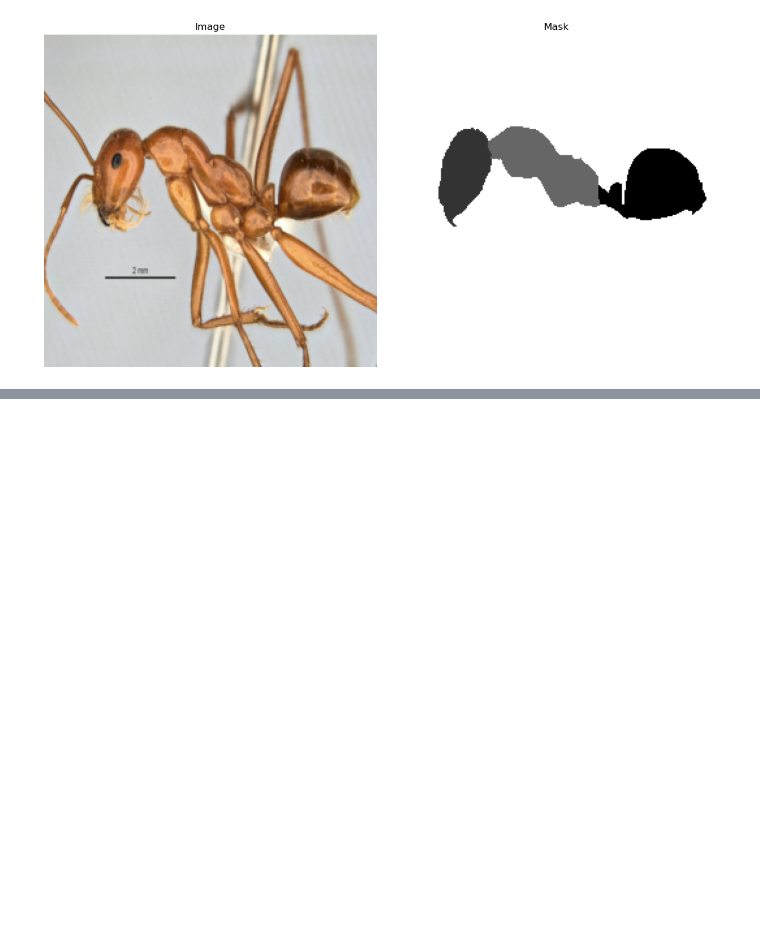
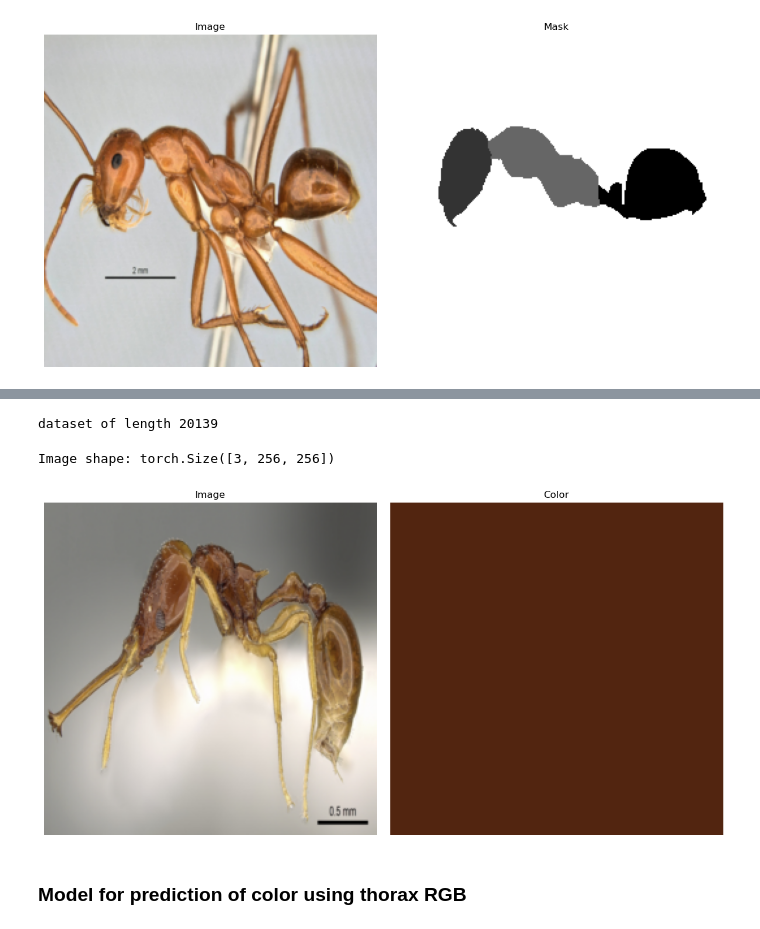
Before and after one commit to CS-433/ml-project-2-kalamariunionen, a Jupyter notebook: preparing_data.ipynb, the cells around one changed output, grey strips where cells are left out. Drawn from its saved outputs; the diff is of its cells as text; code cells hidden in the pictures; blank space fills up the shorter version.

Commit message:
Dataset prepared for both SAM and potential model using jpg image and RGB only

```diff
--- a/preparing_data.ipynb
+++ b/preparing_data.ipynb
@@ -340,0 +353,10 @@ Image shape: torch.Size([3, 256, 256]), Mask shape: torch.Size([1, 256, 256])
+# %%
+shuffled_df = df.sample(frac=1).reset_index(drop=True)
+shuffled_df.head()
+
+total_len = len(shuffled_df)
+train_size = int(total_len * 0.7)  # 70% for training
+val_size = int(total_len * 0.1)    # 10% for validation
+test_size = total_len - train_size - val_size  # Remaining 20% for testing
+
+# Create the split ranges
@@ -340,0 +396,35 @@ Image shape: torch.Size([3, 256, 256]), Mask shape: torch.Size([1, 256, 256])
+# %%
+images_dir = '/Volumes/T7 Shield/AntProject/original'
+dataset = ImageLabelDataset(images_dir)
+print(f"dataset of length {len(dataset)}")
+# %% [output]
+dataset of length 20139
+# %%
+train_dataset = ImageLabelDataset(images_dir,transform, split='train')
+val_dataset = ImageLabelDataset(images_dir,transform, split='val')
+# %%
+for img, label in train_dataset:
+    print(f"Image shape: {img.shape}")
+
+    # Convert tensors to numpy arrays for visualization
+    img_np = img.permute(1, 2, 0).numpy()
+
+    fig, ax = plt.subplots(1, 2, figsize=(12, 6))
+    ax[0].imshow(img_np)
+    ax[0].set_title("Image")
+    ax[0].axis("off")
+
+    rgb_image = np.ones((10, 10, 3), dtype=int) * np.array(label)
+
+    ax[1].imshow(rgb_image)
+    ax[1].set_title("Color")
+    ax[1].axis("off")
+
+    plt.tight_layout()
+    plt.show()
+    break
+# %% [output]
+Image shape: torch.Size([3, 256, 256])
+[figure, added]
+# %% [markdown]
+### Model for prediction of color using thorax RGB
```
Also changed, not shown: parts of 5 cells of this notebook.
